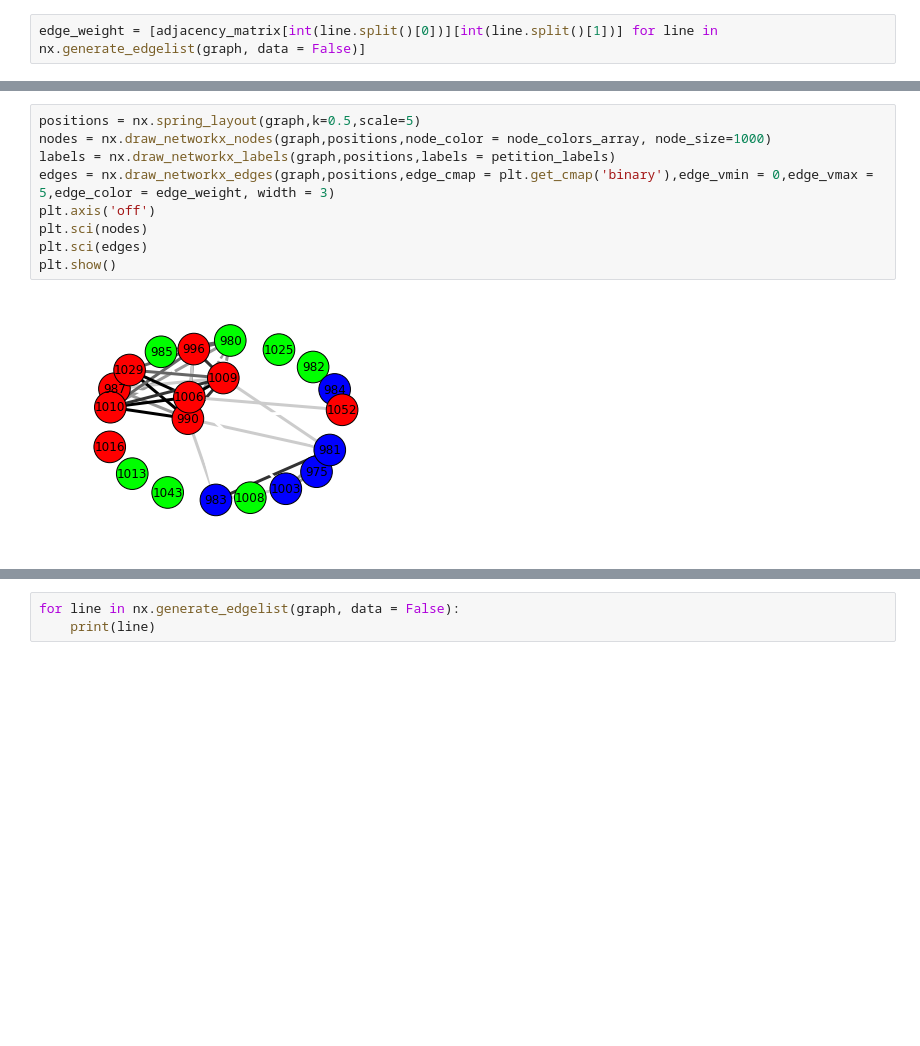
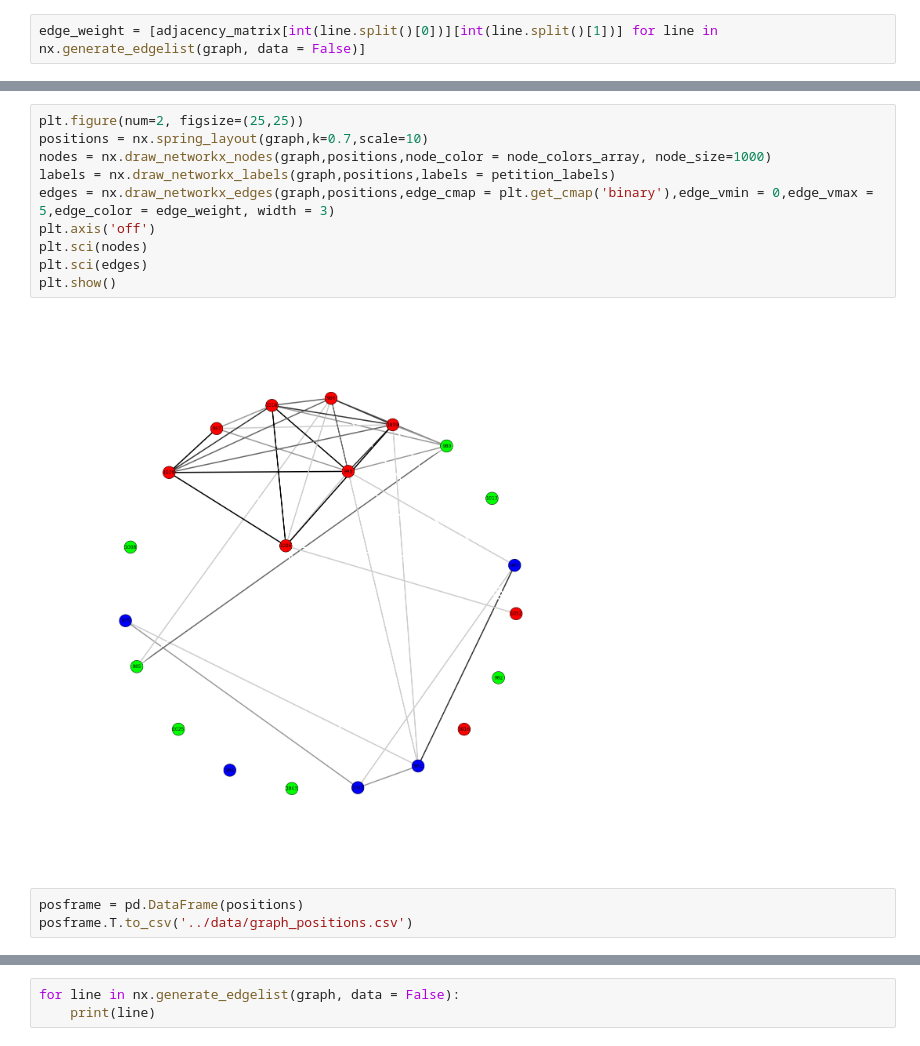
Before and after one commit to cathy2cool/data_analysis_sandbox, a Jupyter notebook: notebooks/Accummulated_Confidence .ipynb, the cells around one changed output, grey strips where cells are left out. Cells and saved outputs as stored; diff of their text form; blank space fills up the shorter version.

Commit message:
Figured out how to scale the graph.
Resized the figure containing a graph.

```diff
--- a/notebooks/Accummulated_Confidence .ipynb
+++ b/notebooks/Accummulated_Confidence .ipynb
@@ -80,11 +81,15 @@ nx.draw_spring(graph, labels = petition_labels,node_color = node_colors_array,ed
 # %%
-positions = nx.spring_layout(graph,k=0.5,scale=5)
+plt.figure(num=2, figsize=(25,25))
+positions = nx.spring_layout(graph,k=0.7,scale=10)
 nodes = nx.draw_networkx_nodes(graph,positions,node_color = node_colors_array, node_size=1000)
 labels = nx.draw_networkx_labels(graph,positions,labels = petition_labels)
 edges = nx.draw_networkx_edges(graph,positions,edge_cmap = plt.get_cmap('binary'),edge_vmin = 0,edge_vmax = 5,edge_color = edge_weight, width = 3)
 plt.axis('off')
 plt.sci(nodes)
 plt.sci(edges)
 plt.show()
 # %% [output]
-[figure, old version]
+[figure, new version]
+# %%
+posframe = pd.DataFrame(positions)
+posframe.T.to_csv('../data/graph_positions.csv')
```
Also changed, not shown: parts of 4 cells of this notebook.
